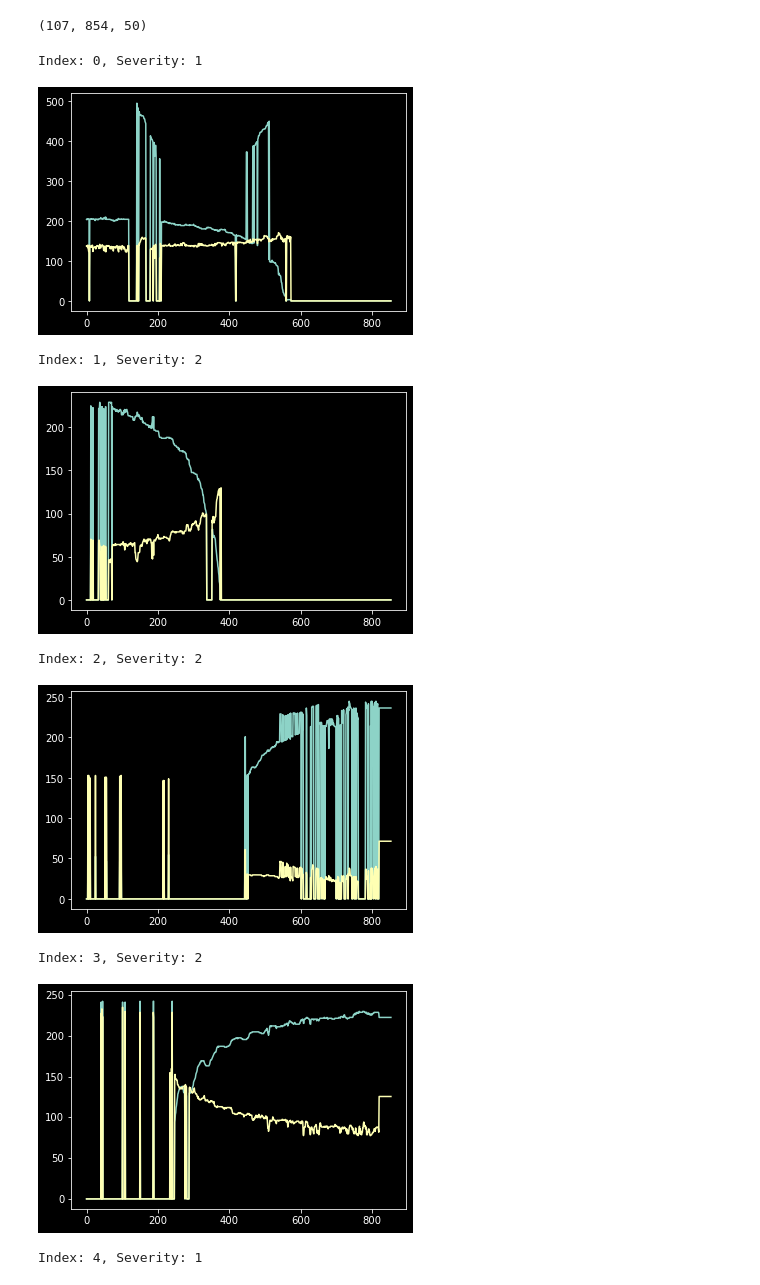
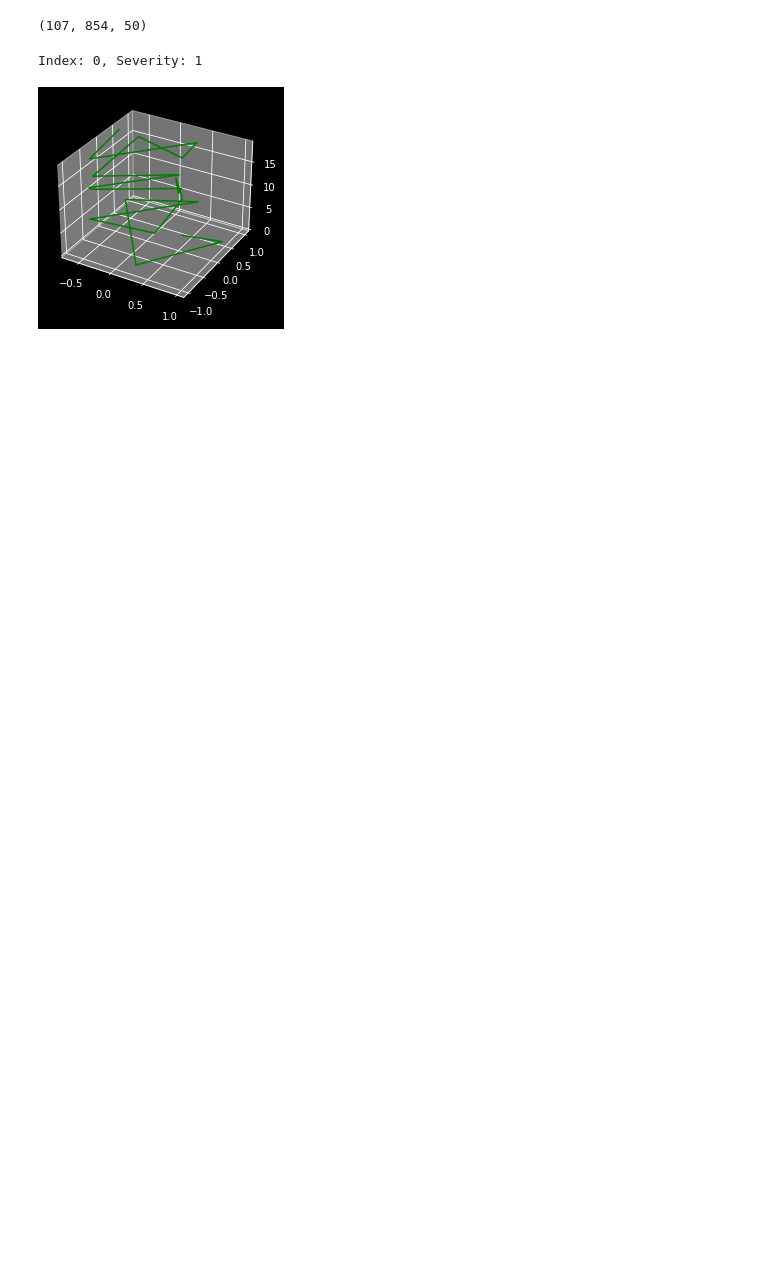
Before and after one commit to Stickman008/parkinson-disease-severity-levels-classifying, a Jupyter notebook: EDA.ipynb, the cells around one changed output. Cells and saved outputs as stored; diff of their text form; code cells hidden in the pictures; blank space fills up the shorter version.

```diff
--- a/EDA.ipynb
+++ b/EDA.ipynb
@@ -62,40 +75,33 @@ def plot_sample_1():
 
 def plot_sample_2():
     for i in range(7):
         print(f"Index: {i}, Severity: {y_train[i]}")
         for j in range(0, 2, 2):
             sample_xx = X_train_modified[i,:,j]
             sample_yy = X_train_modified[i,:,j+1]
             plt.plot(sample_xx)
             plt.plot(sample_yy)
             plt.show()
 
 def plot_sample_3():
     for i in range(1):
         print(f"Index: {i}, Severity: {y_train[i]}")
         for j in range(0, 2, 2):
             LENGTH = 20
             sample_xx = X_train_modified[i,:,j][:LENGTH]
             sample_yy = X_train_modified[i,:,j+1][:LENGTH]
             # print(sample_xx.shape)
             fig = plt.figure()
             ax = plt.axes(projection='3d')
             zline = np.arange(0, min(sample_xx.shape[0], LENGTH), 1)
             xline = np.sin(sample_xx)
             yline = np.cos(sample_yy)
             ax.plot3D(xline, yline, zline, 'green')
 
 
 # plot_sample_1()
-plot_sample_2()
-# plot_sample_3()
+# plot_sample_2()
+plot_sample_3()
 # %% [output]
 Index: 0, Severity: 1
-[figure, old version]
+[figure, new version]
-Index: 1, Severity: 2
-[figure, removed]
-Index: 2, Severity: 2
-[figure, removed]
-Index: 3, Severity: 2
-[figure, removed]
-Index: 4, Severity: 1
```
Also changed, not shown: parts of 2 cells of this notebook, 7 other files.
